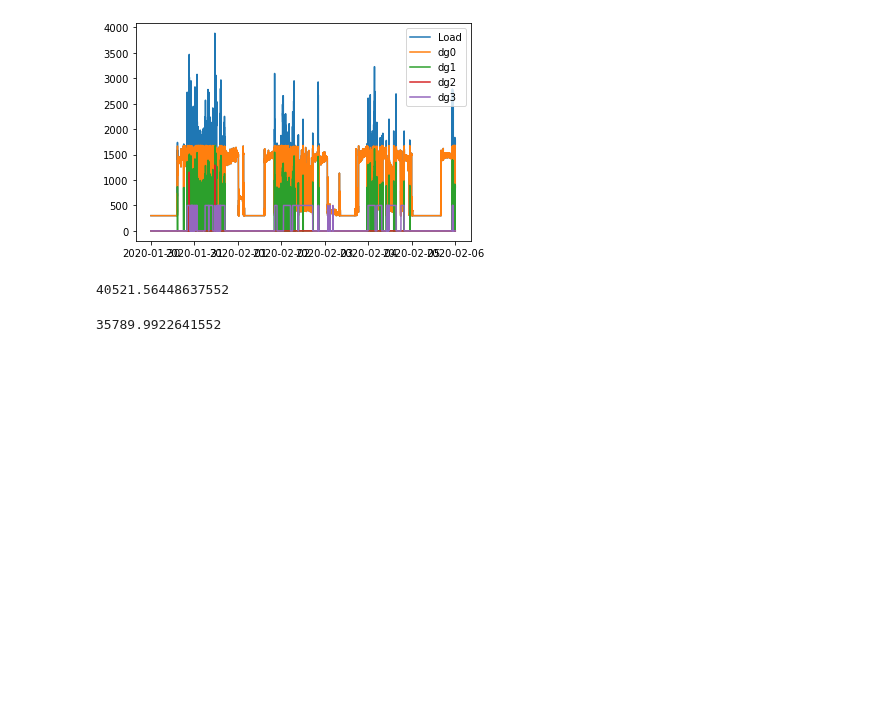
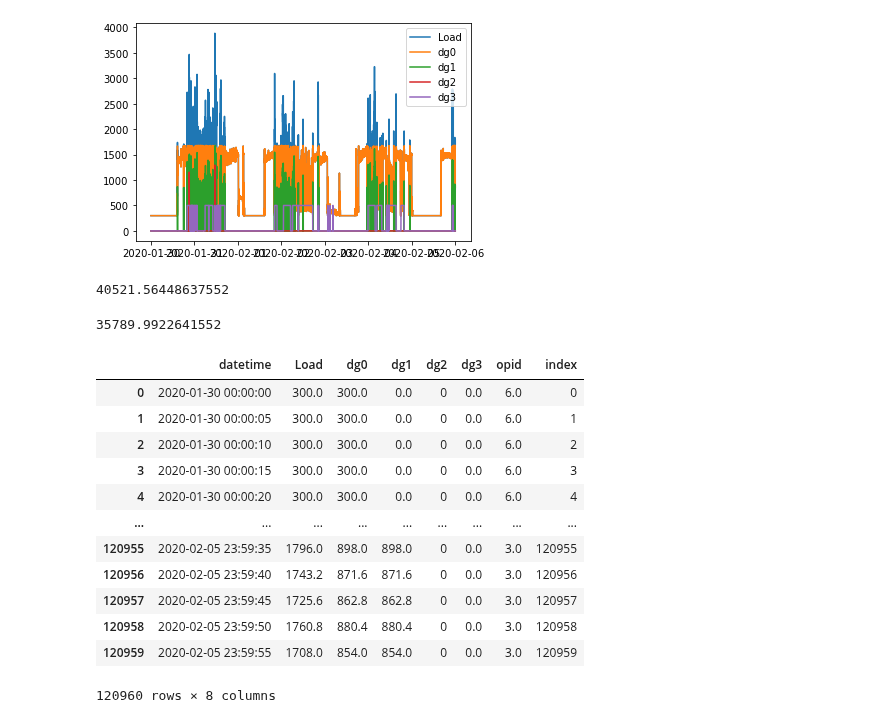
Before and after one commit to andreasdyve/EquinorProject, a Jupyter notebook: python notebooks/BaseCase_UtenBatteri_Calc.ipynb, the cells around one changed output. Cells and saved outputs as stored; diff of their text form; code cells hidden in the pictures; blank space fills up the shorter version.

```diff
--- a/python notebooks/BaseCase_UtenBatteri_Calc.ipynb
+++ b/python notebooks/BaseCase_UtenBatteri_Calc.ipynb
@@ -125,3 +125,28 @@ sum_fc = sum(fc)
 sum_fc
 # %% [output]
 35789.9922641552
+# %%
+model_df = pd.DataFrame()
+model_df['datetime'] = x
+model_df['Load'] = load
+model_df['dg0'] = dg0
+model_df['dg1'] = dg1
+model_df['dg2'] = dg2
+model_df['dg3'] = dg3
+model_df['opid'] = opid
+model_df['index'] = model_df.index
+model_df
+# %% [output]
+|  | datetime | Load | dg0 | dg1 | dg2 | dg3 | opid | index |
+| 0 | 2020-01-30 00:00:00 | 300.0 | 300.0 | 0.0 | 0 | 0.0 | 6.0 | 0 |
+| 1 | 2020-01-30 00:00:05 | 300.0 | 300.0 | 0.0 | 0 | 0.0 | 6.0 | 1 |
+| 2 | 2020-01-30 00:00:10 | 300.0 | 300.0 | 0.0 | 0 | 0.0 | 6.0 | 2 |
+| 3 | 2020-01-30 00:00:15 | 300.0 | 300.0 | 0.0 | 0 | 0.0 | 6.0 | 3 |
+| 4 | 2020-01-30 00:00:20 | 300.0 | 300.0 | 0.0 | 0 | 0.0 | 6.0 | 4 |
+| ... | ... | ... | ... | ... | ... | ... | ... | ... |
+| 120955 | 2020-02-05 23:59:35 | 1796.0 | 898.0 | 898.0 | 0 | 0.0 | 3.0 | 120955 |
+| 120956 | 2020-02-05 23:59:40 | 1743.2 | 871.6 | 871.6 | 0 | 0.0 | 3.0 | 120956 |
+| 120957 | 2020-02-05 23:59:45 | 1725.6 | 862.8 | 862.8 | 0 | 0.0 | 3.0 | 120957 |
+| 120958 | 2020-02-05 23:59:50 | 1760.8 | 880.4 | 880.4 | 0 | 0.0 | 3.0 | 120958 |
+| 120959 | 2020-02-05 23:59:55 | 1708.0 | 854.0 | 854.0 | 0 | 0.0 | 3.0 | 120959 |
+120960 rows × 8 columns
```
Also changed, not shown: parts of 1 cell of this notebook.
